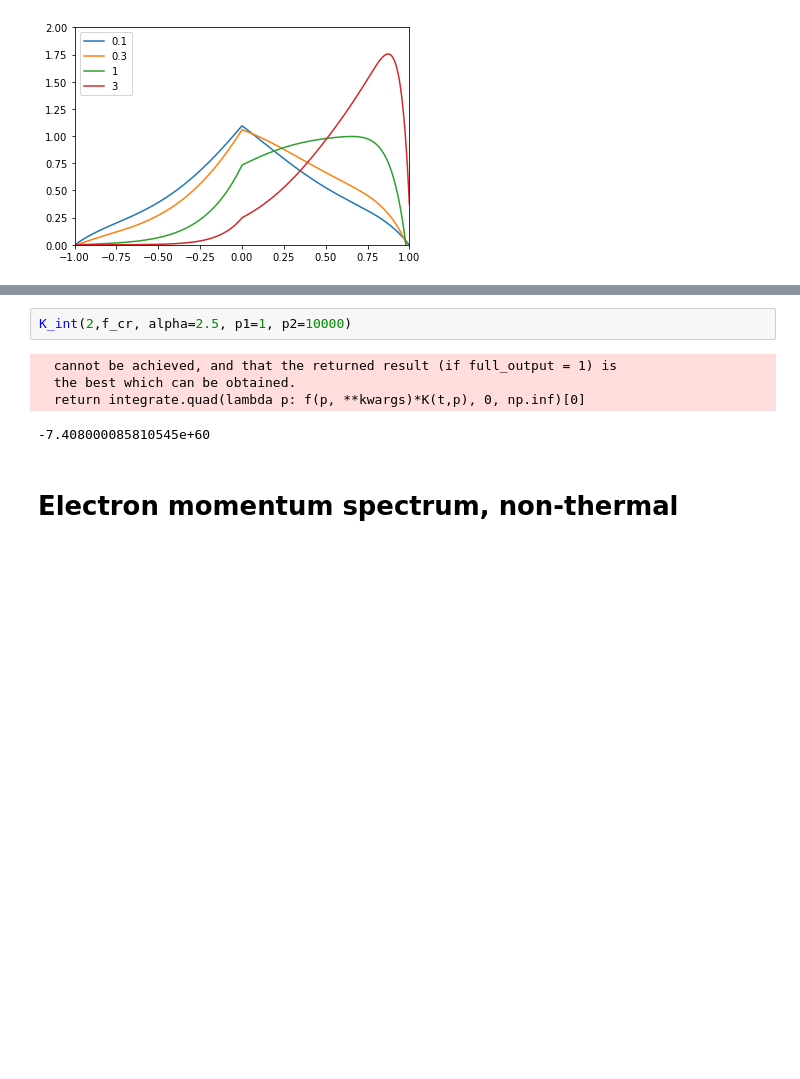
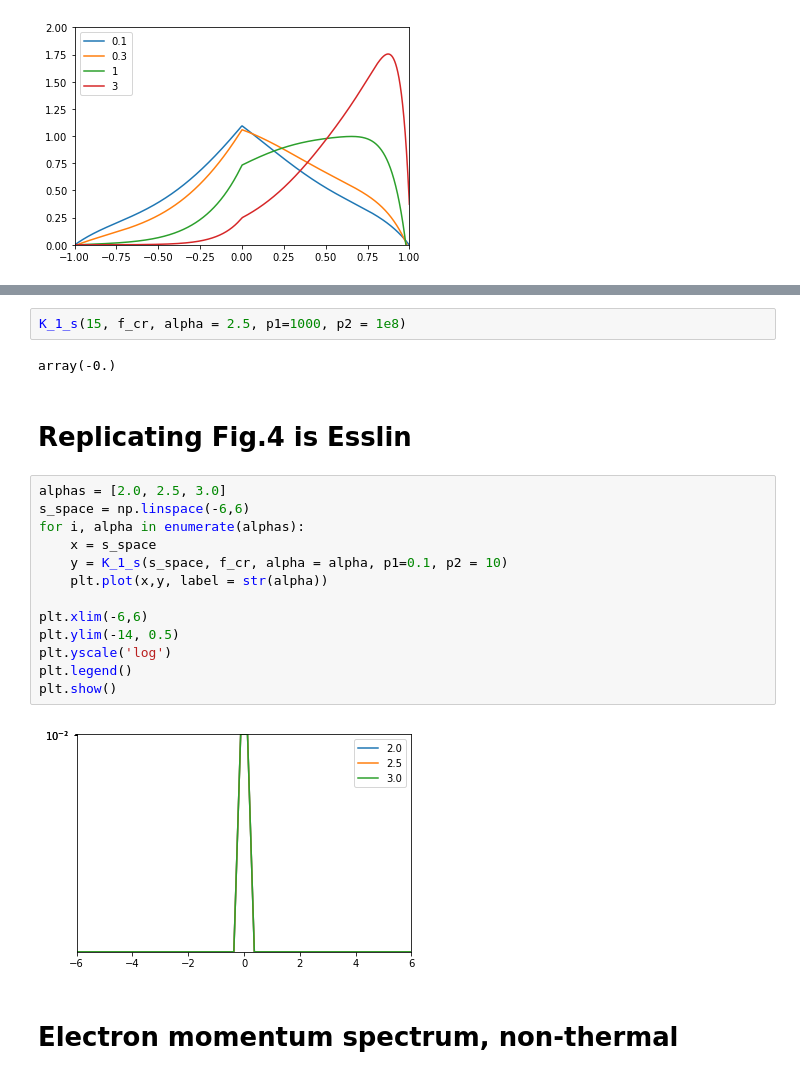
Before and after one commit to MUSTANG-SZ/WITCH, a Jupyter notebook: sup-factor.ipynb, the cells around one changed output, grey strips where cells are left out. Cells and saved outputs as stored; diff of their text form; blank space fills up the shorter version.

Commit message:
adding fig 3/4 from esslin and Fig 3 in Colafrancesco

```diff
--- a/sup-factor.ipynb
+++ b/sup-factor.ipynb
@@ -79,10 +100,24 @@ plt.show()
 # %%
-K_int(2,f_cr, alpha=2.5, p1=1, p2=10000)
+K_1_s(15, f_cr, alpha = 2.5, p1=1000, p2 = 1e8)
 # %% [output]
-  cannot be achieved, and that the returned result (if full_output = 1) is
-  the best which can be obtained.
-  return integrate.quad(lambda p: f(p, **kwargs)*K(t,p), 0, np.inf)[0]
+array(-0.)
--7.408000085810545e+60
+# %% [markdown]
+# Replicating Fig.4 is Esslin
+# %%
+alphas = [2.0, 2.5, 3.0]
+s_space = np.linspace(-6,6)
+for i, alpha in enumerate(alphas):
+    x = s_space
+    y = K_1_s(s_space, f_cr, alpha = alpha, p1=0.1, p2 = 10)
+    plt.plot(x,y, label = str(alpha))
+
+plt.xlim(-6,6)
+plt.ylim(-14, 0.5)
+plt.yscale('log')
+plt.legend()
+plt.show()
+# %% [output]
+[figure, added]
 # %% [markdown]
 # Electron momentum spectrum, non-thermal
 # %%
```
Also changed, not shown: parts of 4 cells of this notebook.
